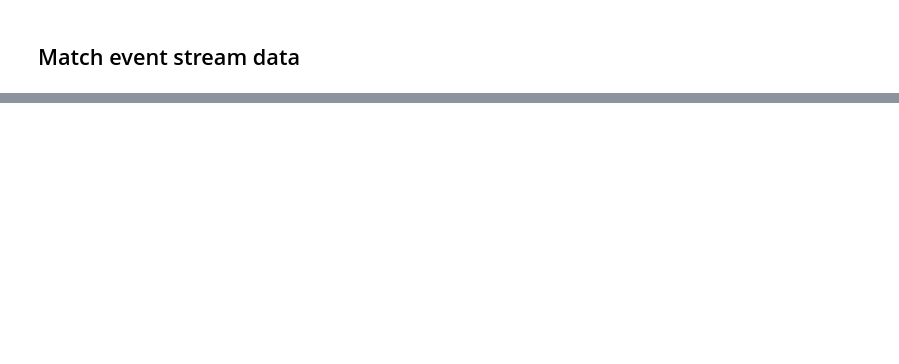
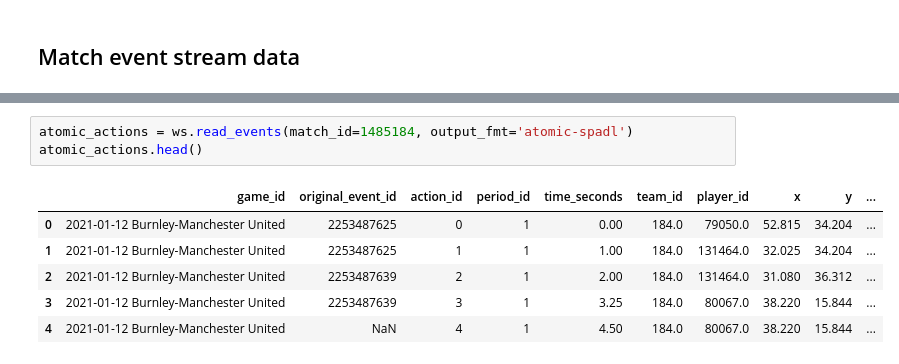
Before and after one commit to probberechts/soccerdata, a Jupyter notebook: docs/datasources/WhoScored.ipynb, the cells around one changed output, grey strips where cells are left out. Drawn from its saved outputs; the diff is of its cells as text; blank space fills up the shorter version.

```diff
--- a/docs/datasources/WhoScored.ipynb
+++ b/docs/datasources/WhoScored.ipynb
@@ -75,0 +123,10 @@ events.head()
+# %%
+atomic_actions = ws.read_events(match_id=1485184, output_fmt='atomic-spadl')
+atomic_actions.head()
+# %% [output]
+|  | game_id | original_event_id | action_id | period_id | time_seconds | team_id | player_id | x | y | ... |
+| 0 | 2021-01-12 Burnley-Manchester United | 2253487625 | 0 | 1 | 0.00 | 184.0 | 79050.0 | 52.815 | 34.204 | ... |
+| 1 | 2021-01-12 Burnley-Manchester United | 2253487625 | 1 | 1 | 1.00 | 184.0 | 131464.0 | 32.025 | 34.204 | ... |
+| 2 | 2021-01-12 Burnley-Manchester United | 2253487639 | 2 | 1 | 2.00 | 184.0 | 131464.0 | 31.080 | 36.312 | ... |
+| 3 | 2021-01-12 Burnley-Manchester United | 2253487639 | 3 | 1 | 3.25 | 184.0 | 80067.0 | 38.220 | 15.844 | ... |
+| 4 | 2021-01-12 Burnley-Manchester United | NaN | 4 | 1 | 4.50 | 184.0 | 80067.0 | 38.220 | 15.844 | ... |
```
Also changed, not shown: parts of 7 cells of this notebook, 1 other file.
